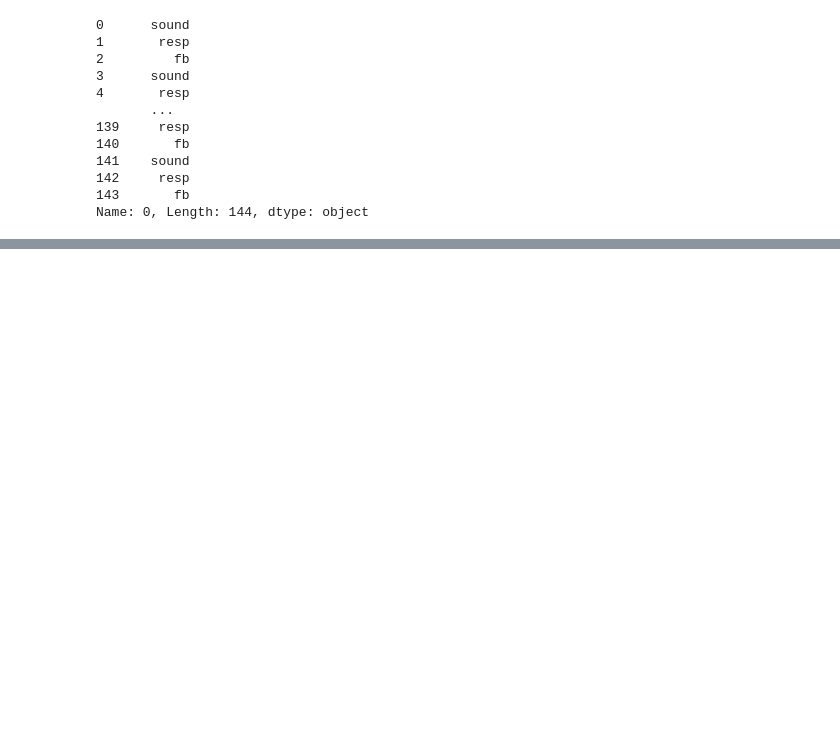
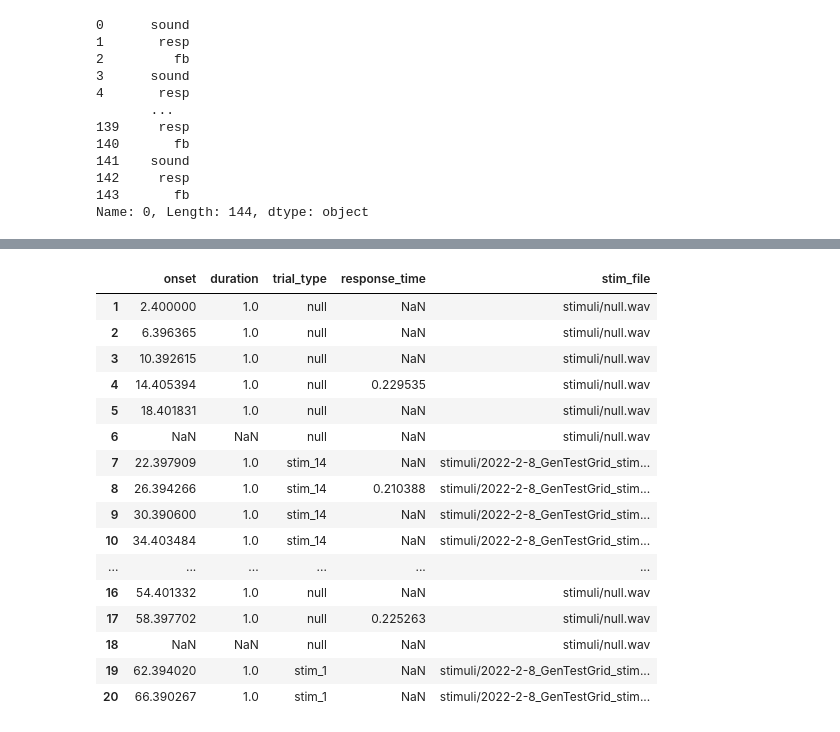
Before and after one commit to sitek/auditory_category_learning, a Jupyter notebook: behav_conversion/convert_behav_to_bids_WIP.ipynb, the cells around one changed output, grey strips where cells are left out. Saved outputs shown, nothing was run; the diff lists cells and outputs as text; code cells hidden in the pictures; blank space fills up the shorter version.

```diff
--- a/behav_conversion/convert_behav_to_bids_WIP.ipynb
+++ b/behav_conversion/convert_behav_to_bids_WIP.ipynb
@@ -354,0 +362,20 @@ See the caveats in the documentation: https://pandas.pydata.org/pandas-docs/stab
+# %%
+bids_df.head(20)
+# %% [output]
+|  | onset | duration | trial_type | response_time | stim_file |
+| 1 | 2.400000 | 1.0 | null | NaN | stimuli/null.wav |
+| 2 | 6.396365 | 1.0 | null | NaN | stimuli/null.wav |
+| 3 | 10.392615 | 1.0 | null | NaN | stimuli/null.wav |
+| 4 | 14.405394 | 1.0 | null | 0.229535 | stimuli/null.wav |
+| 5 | 18.401831 | 1.0 | null | NaN | stimuli/null.wav |
+| 6 | NaN | NaN | null | NaN | stimuli/null.wav |
+| 7 | 22.397909 | 1.0 | stim_14 | NaN | stimuli/2022-2-8_GenTestGrid_stim... |
+| 8 | 26.394266 | 1.0 | stim_14 | 0.210388 | stimuli/2022-2-8_GenTestGrid_stim... |
+| 9 | 30.390600 | 1.0 | stim_14 | NaN | stimuli/2022-2-8_GenTestGrid_stim... |
+| 10 | 34.403484 | 1.0 | stim_14 | NaN | stimuli/2022-2-8_GenTestGrid_stim... |
+| ... | ... | ... | ... | ... | ... |
+| 16 | 54.401332 | 1.0 | null | NaN | stimuli/null.wav |
+| 17 | 58.397702 | 1.0 | null | 0.225263 | stimuli/null.wav |
+| 18 | NaN | NaN | null | NaN | stimuli/null.wav |
+| 19 | 62.394020 | 1.0 | stim_1 | NaN | stimuli/2022-2-8_GenTestGrid_stim... |
+| 20 | 66.390267 | 1.0 | stim_1 | NaN | stimuli/2022-2-8_GenTestGrid_stim... |
```
Also changed, not shown: parts of 5 cells of this notebook, 30 other files.
